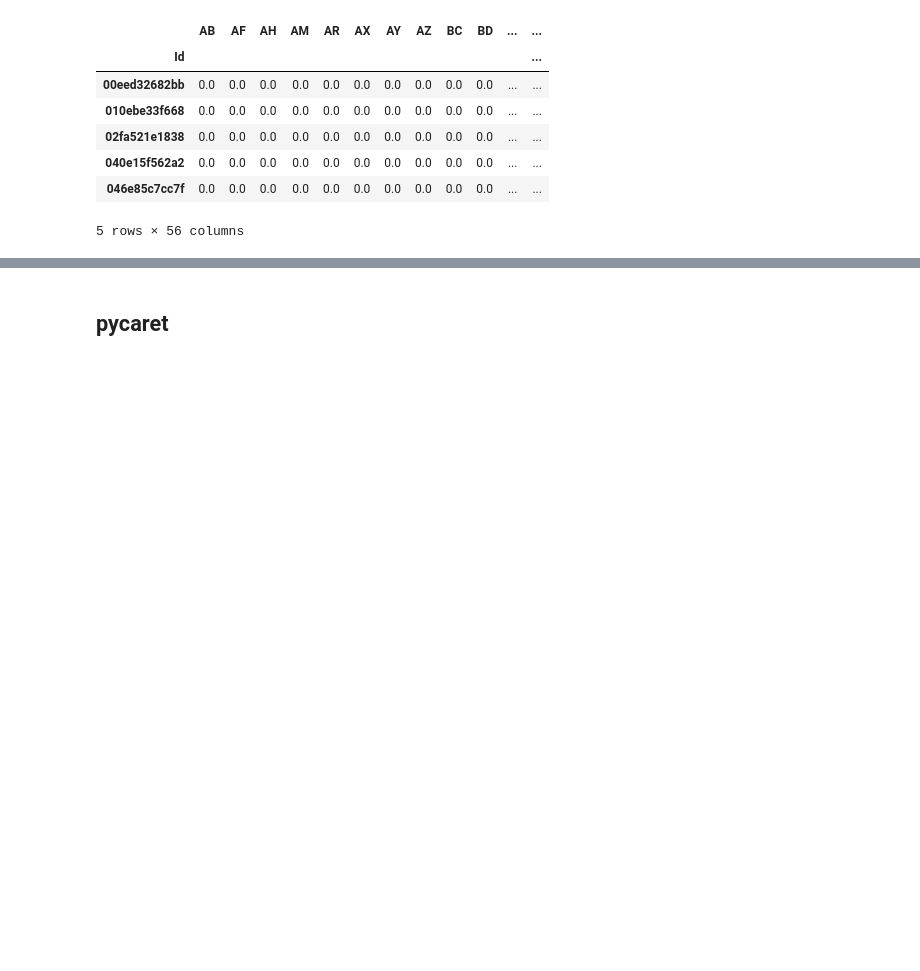
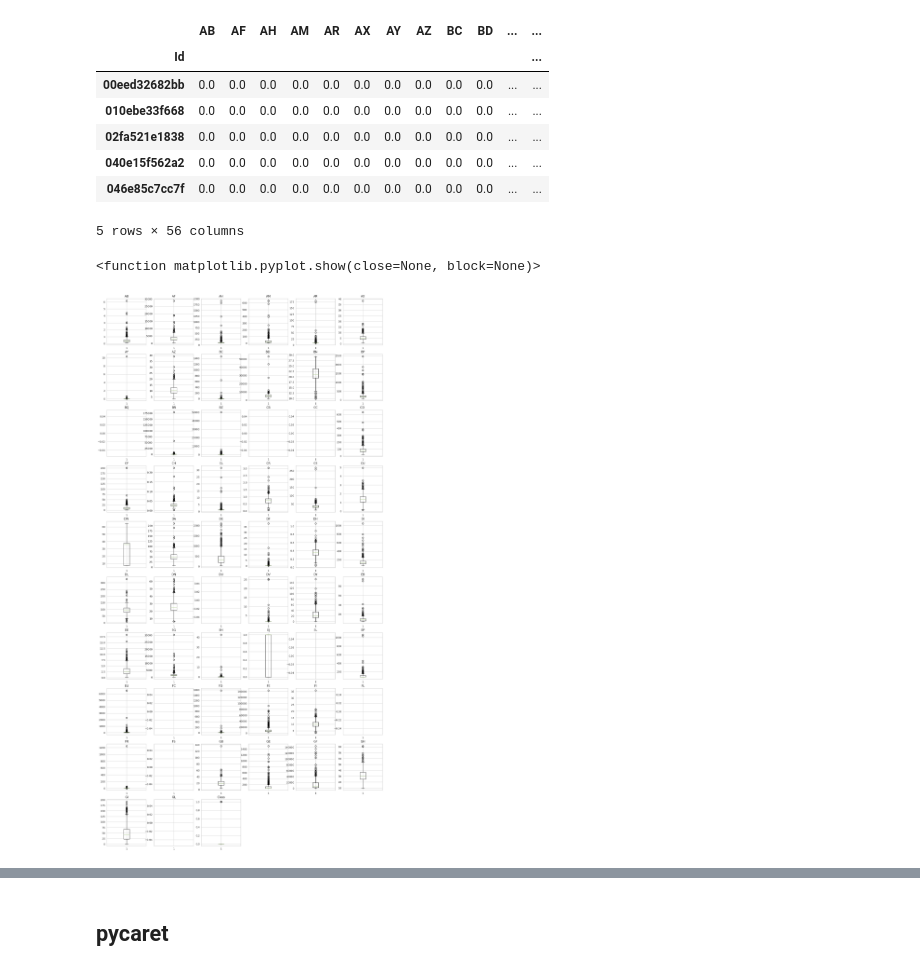
Before and after one commit to aruaru0/icr-kaggle, a Jupyter notebook: ICR-pycaret.ipynb, the cells around one changed output, grey strips where cells are left out. Drawn from its saved outputs; the diff is of its cells as text; code cells hidden in the pictures; blank space fills up the shorter version.

```diff
--- a/ICR-pycaret.ipynb
+++ b/ICR-pycaret.ipynb
@@ -86,0 +109,10 @@ df_test['EJ'] = df_test['EJ'].map({'A': 0.0, 'B': 1.0}, na_action=None)
+# %%
+plt.figure(figsize=(20,40))
+for i, col in enumerate(df.columns) :
+    plt.subplot(10, 6, i+1)
+    h = plt.boxplot(df[col])
+    plt.title(col)
+plt.show
+# %% [output]
+<function matplotlib.pyplot.show(close=None, block=None)>
+[figure, added]
```
Also changed, not shown: parts of 22 cells of this notebook, 3 other files.
